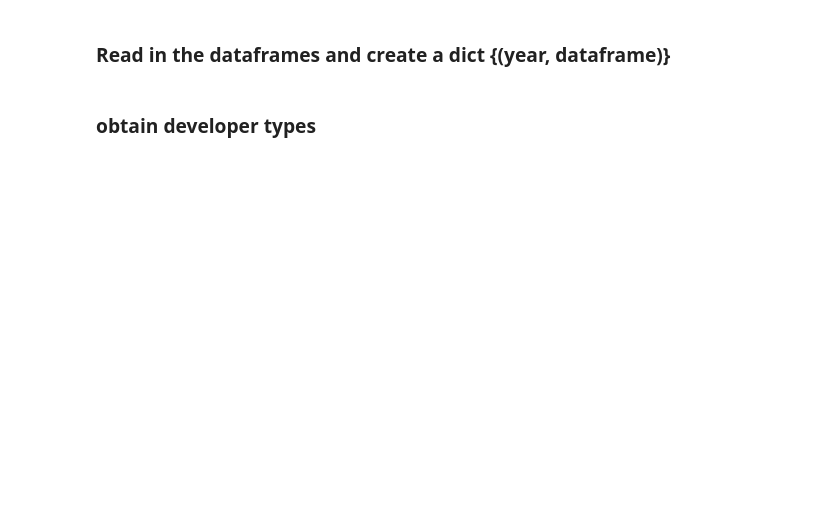
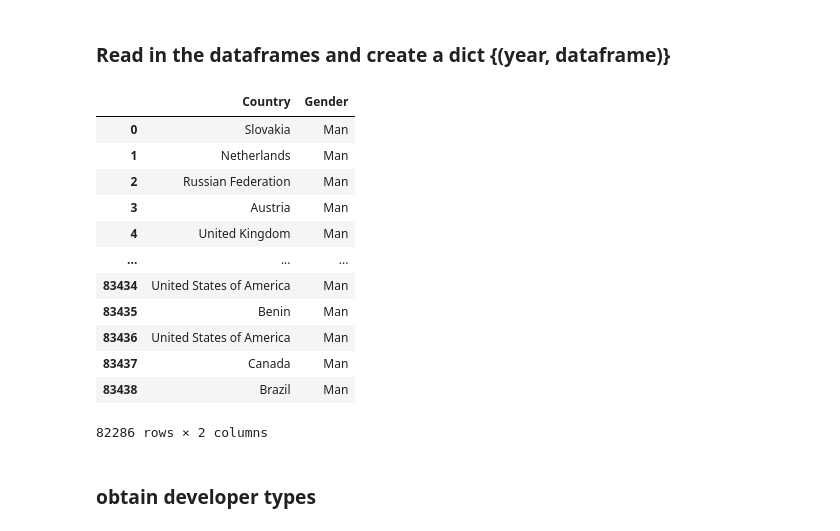
Before and after one commit to developergakuo/information-Visualisation-Group-7-Assignment-, a Jupyter notebook: dev_gender_per_country_per_year.ipynb, the cells around one changed output. Saved outputs shown, nothing was run; the diff lists cells and outputs as text; code cells hidden in the pictures; blank space fills up the shorter version.

```diff
--- a/dev_gender_per_country_per_year.ipynb
+++ b/dev_gender_per_country_per_year.ipynb
@@ -10,16 +10,47 @@ import matplotlib
 # %%
 # Create a list of filenames for the datasets
 years = [2017, 2018, 2019, 2020]
 file_names = ['datasets/{}.csv'.format(year) for year in years]
 
 # Read in the dataframes and create a dict {(year, dataframe)}
 data_frames_dict = {}
 
 data_frames_dict[2017] = pd.read_csv('datasets/2017.csv', encoding = "ISO-8859-1").filter(items=['Country', 'Gender']).dropna(thresh=2)
 data_frames_dict[2018] = pd.read_csv('datasets/2018.csv', encoding = "ISO-8859-1").filter(items=['Country',  'Gender']).dropna(thresh=2)
 data_frames_dict[2019] = pd.read_csv('datasets/2019.csv', encoding = "ISO-8859-1").filter (items=['Country',  'Gender']).dropna(thresh=2)
 data_frames_dict[2020] = pd.read_csv('datasets/2020.csv', encoding = "ISO-8859-1").filter (items=['Country',  'Gender']).dropna(thresh=2)
-data_frames_dict[2021] = pd.read_csv('datasets/2020.csv', encoding = "ISO-8859-1").filter (items=['Country',  'Gender']).dropna(thresh=2)
+#preprocess 2021
+def check_countryType(country, US_state, UK_country):
+
+    if  isinstance(US_state, str):
+        return 'United States of America'
+    elif isinstance(UK_country, str) or country == 'United Kingdom of Great Britain and Northern Ireland':
+        return 'United Kingdom'
+    else:
+        return country
+
+
+df_2021 = pd.read_csv('datasets/2021.csv', encoding = "ISO-8859-1").filter (items=['Country', 'US_State', 'UK_Country',  'Gender'])
+df_2021 = df_2021.dropna(subset = [ 'Gender'])
+df_2021.Country =  df_2021.apply(lambda row : check_countryType(row['Country'],row['US_State'],
+                     row['UK_Country']), axis=1)
+df_2021 = df_2021.drop(['US_State', 'UK_Country'], axis = 1).dropna(thresh=2)
+data_frames_dict[2021]  = df_2021
+df_2021
+# %% [output]
+|  | Country | Gender |
+| 0 | Slovakia | Man |
+| 1 | Netherlands | Man |
+| 2 | Russian Federation | Man |
+| 3 | Austria | Man |
+| 4 | United Kingdom | Man |
+| ... | ... | ... |
+| 83434 | United States of America | Man |
+| 83435 | Benin | Man |
+| 83436 | United States of America | Man |
+| 83437 | Canada | Man |
+| 83438 | Brazil | Man |
+82286 rows × 2 columns
 # %% [markdown]
 ### obtain developer types
 # %%
```
Also changed, not shown: parts of 1 cell of this notebook, 13 other files.
